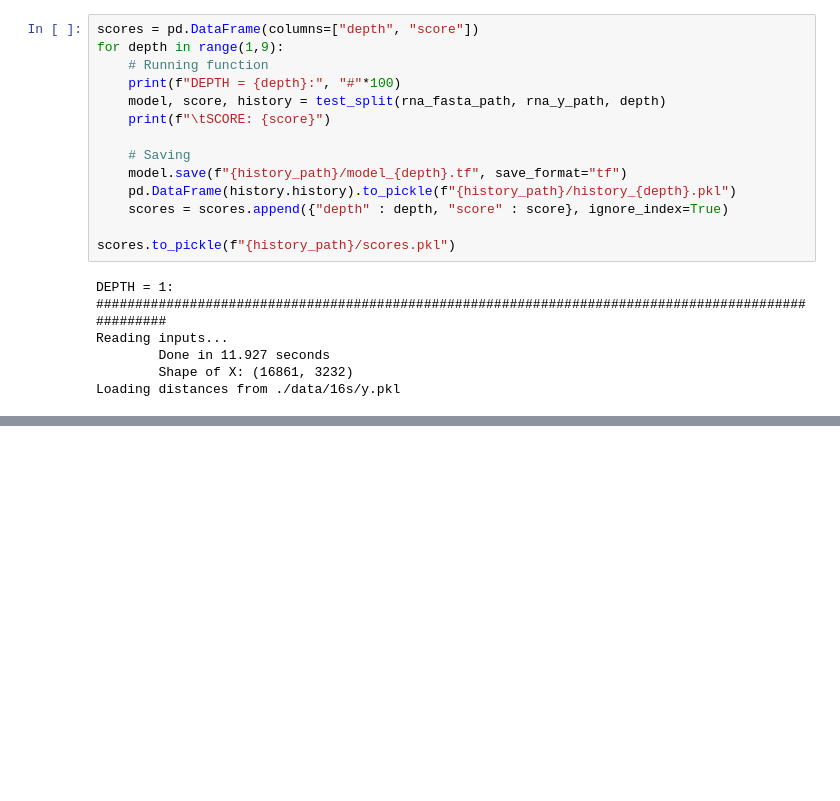
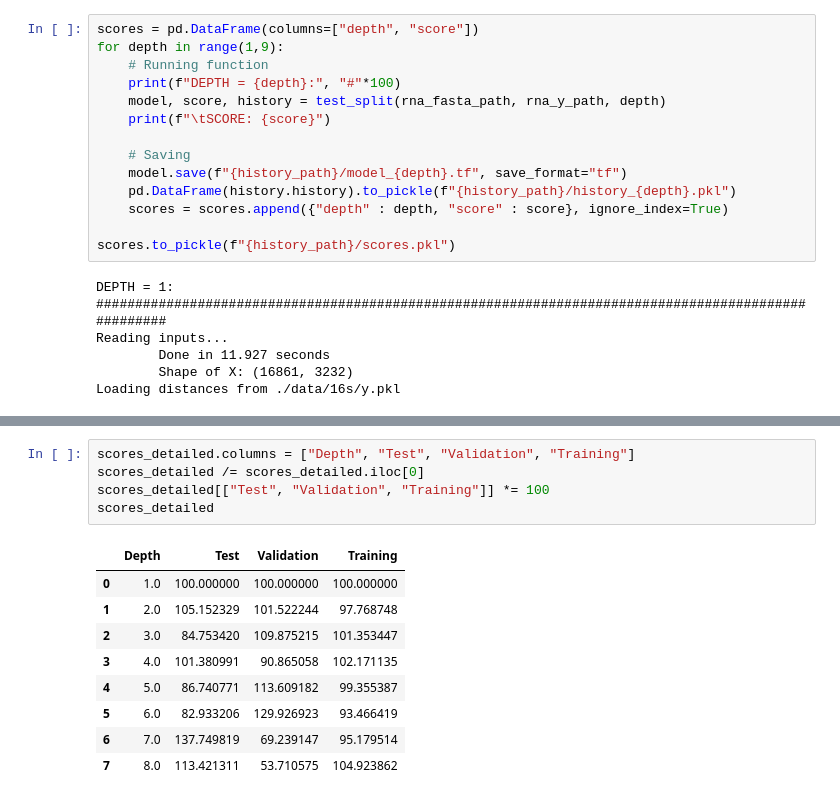
Before and after one commit to rohithravin/ECBM4040-NuroSEED-Proj, a Jupyter notebook: Train-test split analysis.ipynb, the cells around one changed output, grey strips where cells are left out. Cells and saved outputs as stored; diff of their text form; blank space fills up the shorter version.

```diff
--- a/Train-test split analysis.ipynb
+++ b/Train-test split analysis.ipynb
@@ -178,0 +247,15 @@ Loading distances from ./data/16s/y.pkl
+# %%
+scores_detailed.columns = ["Depth", "Test", "Validation", "Training"]
+scores_detailed /= scores_detailed.iloc[0]
+scores_detailed[["Test", "Validation", "Training"]] *= 100
+scores_detailed
+# %% [output]
+|  | Depth | Test | Validation | Training |
+| 0 | 1.0 | 100.000000 | 100.000000 | 100.000000 |
+| 1 | 2.0 | 105.152329 | 101.522244 | 97.768748 |
+| 2 | 3.0 | 84.753420 | 109.875215 | 101.353447 |
+| 3 | 4.0 | 101.380991 | 90.865058 | 102.171135 |
+| 4 | 5.0 | 86.740771 | 113.609182 | 99.355387 |
+| 5 | 6.0 | 82.933206 | 129.926923 | 93.466419 |
+| 6 | 7.0 | 137.749819 | 69.239147 | 95.179514 |
+| 7 | 8.0 | 113.421311 | 53.710575 | 104.923862 |
```
Also changed, not shown: parts of 8 cells of this notebook.
